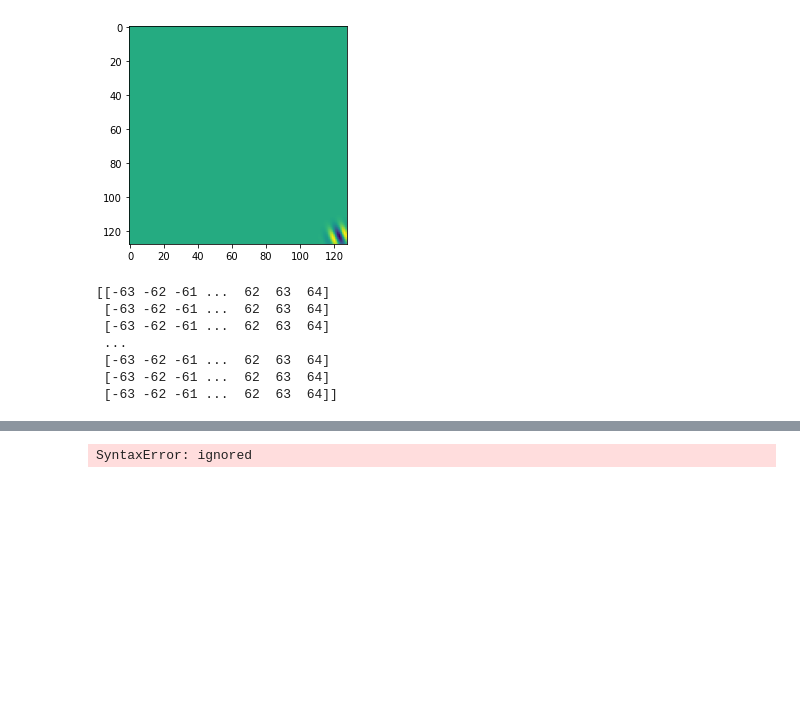
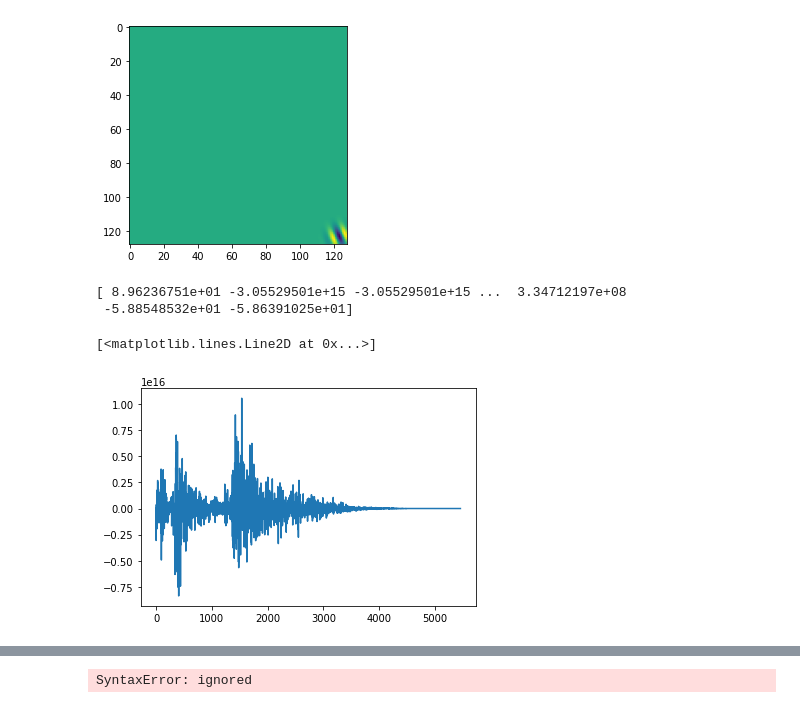
Before and after one commit to da5nsy/ReplicatingKay2008, a Jupyter notebook: My_Edits_of_load_kay_images.ipynb, the cells around one changed output, grey strips where cells are left out. Cells and saved outputs as stored; diff of their text form; code cells hidden in the pictures; blank space fills up the shorter version.

Commit message:
Trying to get the gabor projection working

```diff
--- a/My_Edits_of_load_kay_images.ipynb
+++ b/My_Edits_of_load_kay_images.ipynb
@@ -204,16 +217,38 @@ def gabor_fn(theta,lmbda,psi,gamma,x0=0,y0=0):
     gb = gaussian_mask * sinusoid;
 
     return gb
-# %%
-    ygrid = range(-63,65)
-    xgrid = range(-63,65)
-    x, y =np.meshgrid(xgrid,ygrid)
-    print(x)
-# %% [output]
-[[-63 -62 -61 ...  62  63  64]
- [-63 -62 -61 ...  62  63  64]
- [-63 -62 -61 ...  62  63  64]
- ...
- [-63 -62 -61 ...  62  63  64]
- [-63 -62 -61 ...  62  63  64]
- [-63 -62 -61 ...  62  63  64]]
+# %%
+def ordinary_least_squares(X, y):
+  """Ordinary least squares estimator for linear regression.
+  Args:
+    X (ndarray): design matrix of shape (n_samples, n_regressors)
+    y (ndarray): vector of measurements of shape (n_samples)
+
+  Returns:
+    ndarray: estimated parameter values of shape (n_regressors)
+  """
+
+  # Compute theta_hat using OLS
+  theta_hat = np.linalg.inv(X.T @ X) @ X.T @ y
+
+  return theta_hat
+
+# I want a column of 0s, followed by each gabor in column format
+X = np.ones((gab.shape[0]**2,gab.shape[2]+1))
+
+for gb in range(gab.shape[2]):
+  X[:,gb+1] = gab[:,:,gb].reshape(-1)
+
+y = dat["stimuli"][0].reshape(-1)
+
+theta_hat = ordinary_least_squares(X, y)
+
+print(theta_hat)
+# %% [output]
+[ 8.96236751e+01 -3.05529501e+15 -3.05529501e+15 ...  3.34712197e+08
+ -5.88548532e+01 -5.86391025e+01]
+# %%
+plt.plot(theta_hat)
+# %% [output]
+[<matplotlib.lines.Line2D at 0x...>]
+[figure, added]
```
Also changed, not shown: parts of 11 cells of this notebook.
